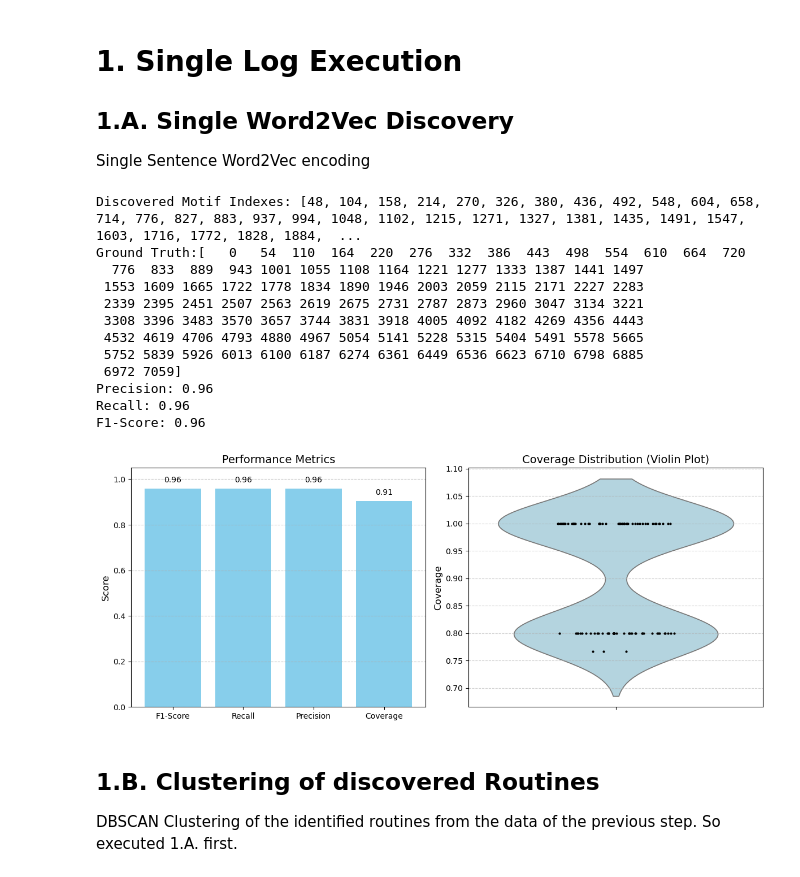
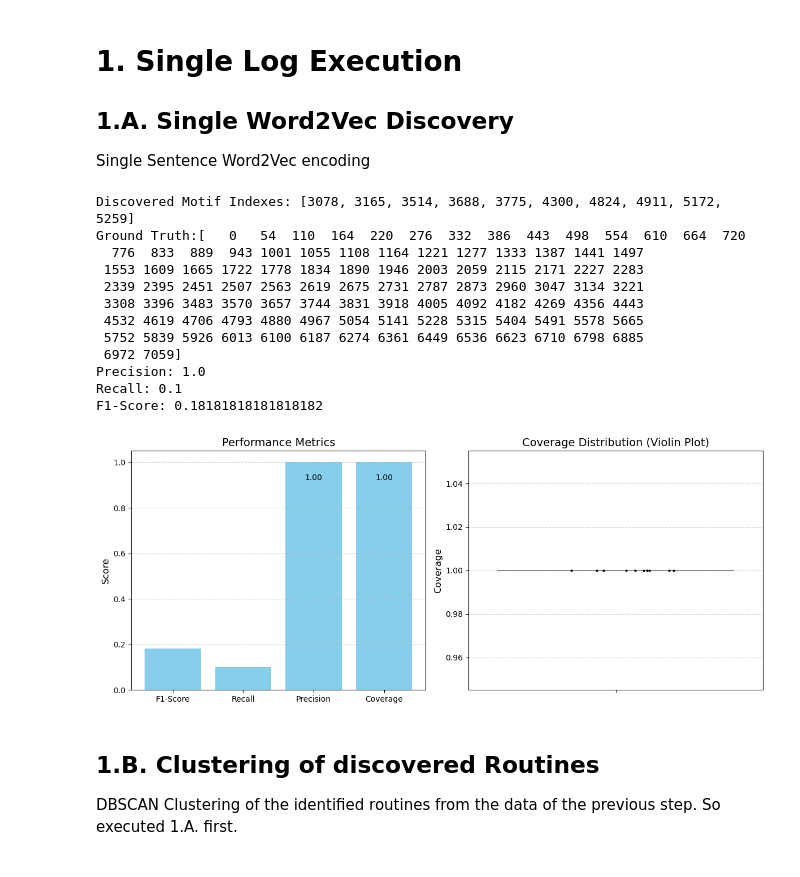
Before and after one commit to thohenadl/TimeSeriesInRPM, a Jupyter notebook: BPM_Tech_Forum.ipynb, the cells around one changed output. Drawn from its saved outputs; the diff is of its cells as text; code cells hidden in the pictures.

```diff
--- a/BPM_Tech_Forum.ipynb
+++ b/BPM_Tech_Forum.ipynb
@@ -62,14 +62,14 @@ Single Sentence Word2Vec encoding
 # %%
 # ---- Inputs ----
 # Select the log to discover motifs from
-log_to_discover = srrt_plus_log
-log_to_discover_name = "SRRT_Plus"
+# log_to_discover = srrt_plus_log
+# log_to_discover_name = "SRRT_Plus"
 # OR
-# log_to_discover = srrt_parallel_log
-# log_to_discover_name = "SRRT_Parallel"
+log_to_discover = srrt_parallel_log
+log_to_discover_name = "SRRT_Parallel"
 
 size = 30
-motifs_to_discover = 100
+motifs_to_discover = 10
 threshold = 0.0
 
 columns_to_use = ["targetApp","eventType","url","target.workbookName","target.sheetName","target.id","target.class","target.tagName","target.type","target.name","target.innerText","target.checked","target.href","target.option","target.title","target.innerHTML"]
@@ -119,38 +119,38 @@ axes[0].bar(metrics, values, color='skyblue')
 axes[0].set_ylim(0, 1.05)  # Slightly higher to leave space for label
 
 axes[0].set_title('Performance Metrics', fontsize=14)
 axes[0].set_ylabel('Score', fontsize=12)
 
 for i, v in enumerate(values):
     if v > 0.5:
         offset = -0.05 if v > 0.98 else 0.02  # Push label down if bar is too high
         axes[0].text(i, v + offset, f"{v:.2f}", ha='center', va='top' if offset < 0 else 'bottom', fontsize=10)
 
 axes[0].grid(axis='y', linestyle='--', alpha=0.7)
 
 # --- Violin Plot with Points for IoU ---
 sns.violinplot(y=overlapDF["coverage"], ax=axes[1], inner=None, color='lightblue')
 sns.stripplot(y=overlapDF["coverage"], ax=axes[1], color='black', size=3, jitter=0.2)
 axes[1].set_title("Coverage Distribution (Violin Plot)", fontsize=14)
 axes[1].set_ylabel("Coverage", fontsize=12)
 axes[1].grid(axis='y', linestyle='--', alpha=0.6)
 
 plt.tight_layout()
 plt.show()
 # %% [output]
-Discovered Motif Indexes: [48, 104, 158, 214, 270, 326, 380, 436, 492, 548, 604, 658, 714, 776, 827, 883, 937, 994, 1048, 1102, 1215, 1271, 1327, 1381, 1435, 1491, 1547, 1603, 1716, 1772, 1828, 1884,  ...
+Discovered Motif Indexes: [3078, 3165, 3514, 3688, 3775, 4300, 4824, 4911, 5172, 5259]
 Ground Truth:[   0   54  110  164  220  276  332  386  443  498  554  610  664  720
   776  833  889  943 1001 1055 1108 1164 1221 1277 1333 1387 1441 1497
  1553 1609 1665 1722 1778 1834 1890 1946 2003 2059 2115 2171 2227 2283
  2339 2395 2451 2507 2563 2619 2675 2731 2787 2873 2960 3047 3134 3221
  3308 3396 3483 3570 3657 3744 3831 3918 4005 4092 4182 4269 4356 4443
  4532 4619 4706 4793 4880 4967 5054 5141 5228 5315 5404 5491 5578 5665
  5752 5839 5926 6013 6100 6187 6274 6361 6449 6536 6623 6710 6798 6885
  6972 7059]
-Precision: 0.96
-Recall: 0.96
-F1-Score: 0.96
+Precision: 1.0
+Recall: 0.1
+F1-Score: 0.18181818181818182
-[figure, old version]
+[figure, new version]
 # %% [markdown]
 ## 1.B. Clustering of discovered Routines
 
```
Also changed, not shown: parts of 4 cells of this notebook, 9 other files.
